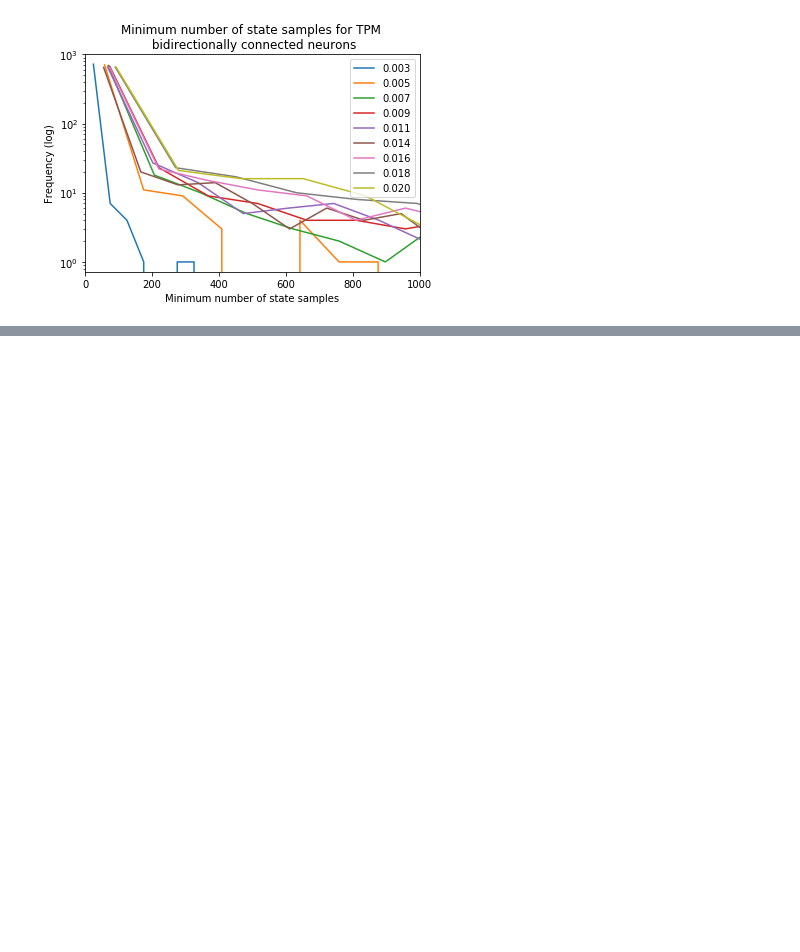
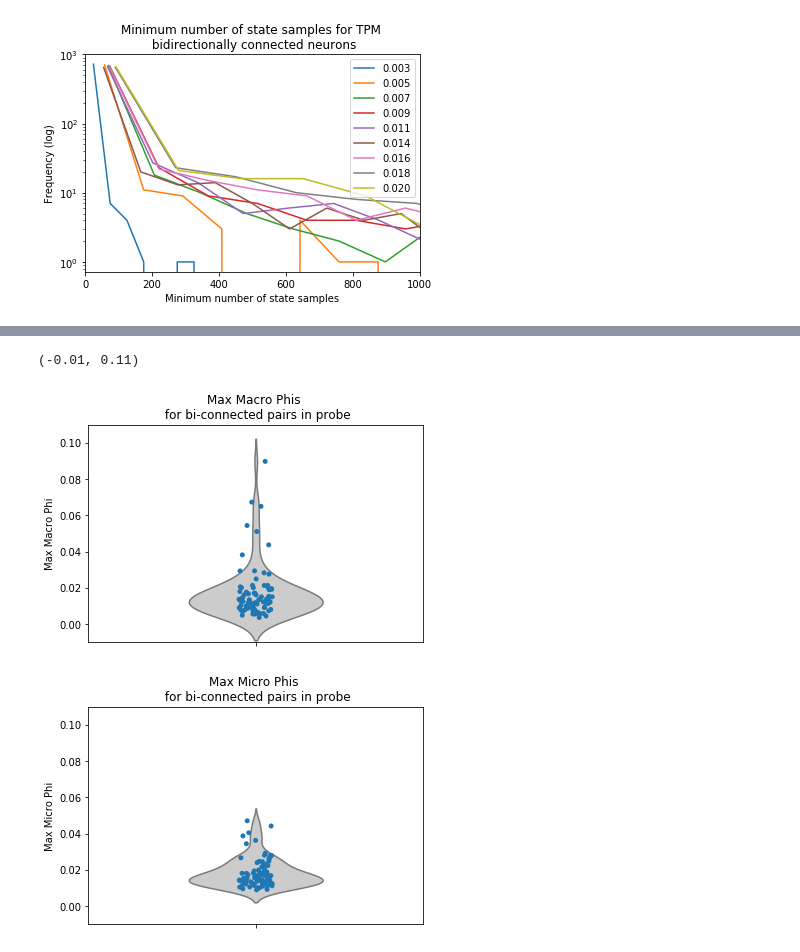
Before and after one commit to mmasque/temporal_emergence, a Jupyter notebook: spiking_statistics.ipynb, the cells around one changed output, grey strips where cells are left out. Cells and saved outputs as stored; diff of their text form; code cells hidden in the pictures; blank space fills up the shorter version.

```diff
--- a/spiking_statistics.ipynb
+++ b/spiking_statistics.ipynb
@@ -240,0 +280,25 @@ minimal_connections.shape
+# %%
+
+macros = np.array(max_macros)
+macros = macros[~np.isnan(macros)]
+
+micros = np.array(max_micros)
+micros = micros[~np.isnan(micros)]
+
+
+ax = sns.violinplot(macros, orient='v', color=".8", inner=None, width=0.4)
+ax = sns.stripplot(macros, orient='v',jitter=0.05)
+plt.ylabel("Max Macro Phi")
+plt.title("Max Macro Phis \n for bi-connected pairs in probe")
+plt.ylim([-0.01,0.11])
+plt.figure()
+
+ax = sns.violinplot(micros, orient='v', color=".8", inner=None, width=0.4)
+ax = sns.stripplot(micros, orient='v',jitter=0.05)
+plt.ylabel("Max Micro Phi")
+plt.title("Max Micro Phis \n for bi-connected pairs in probe")
+plt.ylim([-0.01,0.11])
+# %% [output]
+(-0.01, 0.11)
+[figure, added]
+[figure, added]
```
Also changed, not shown: parts of 4 cells of this notebook, 5 other files.
